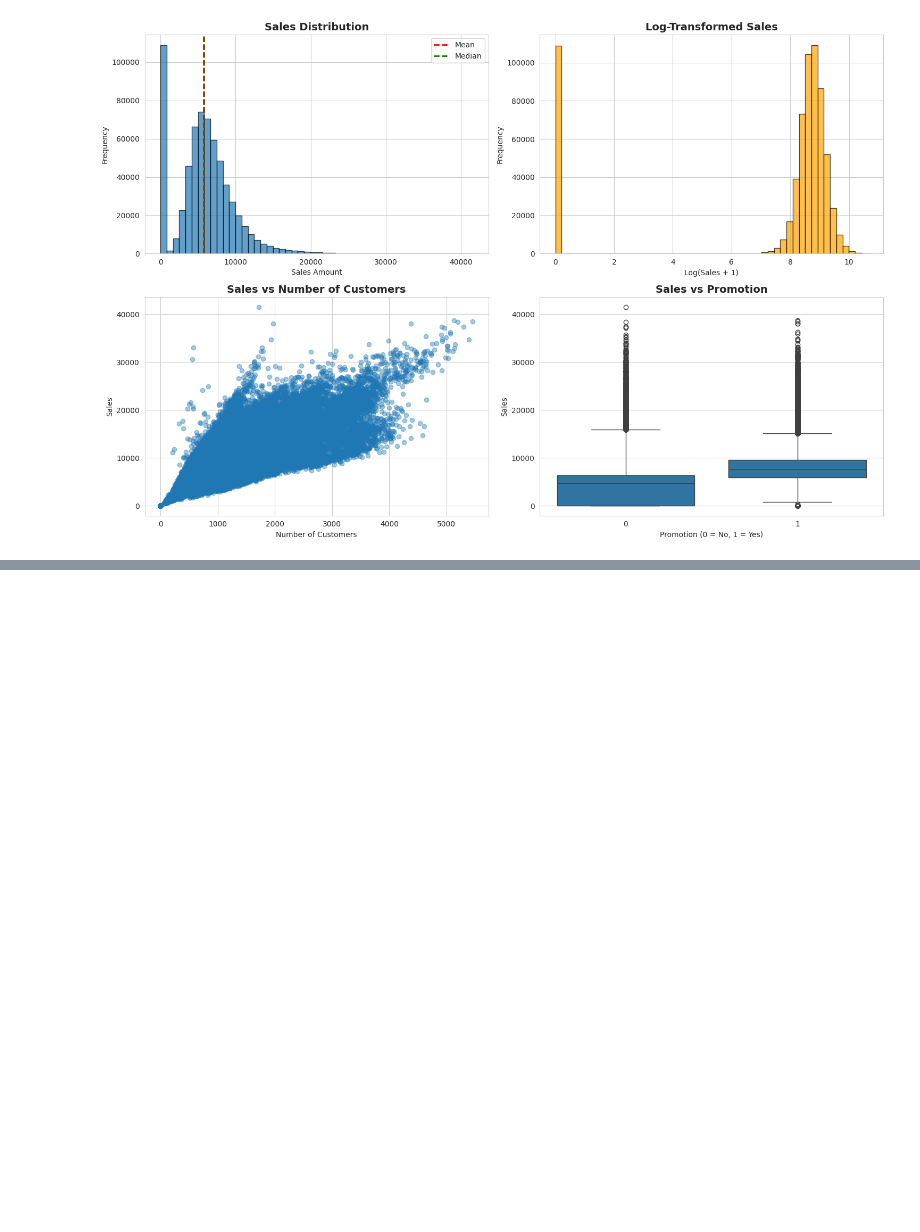
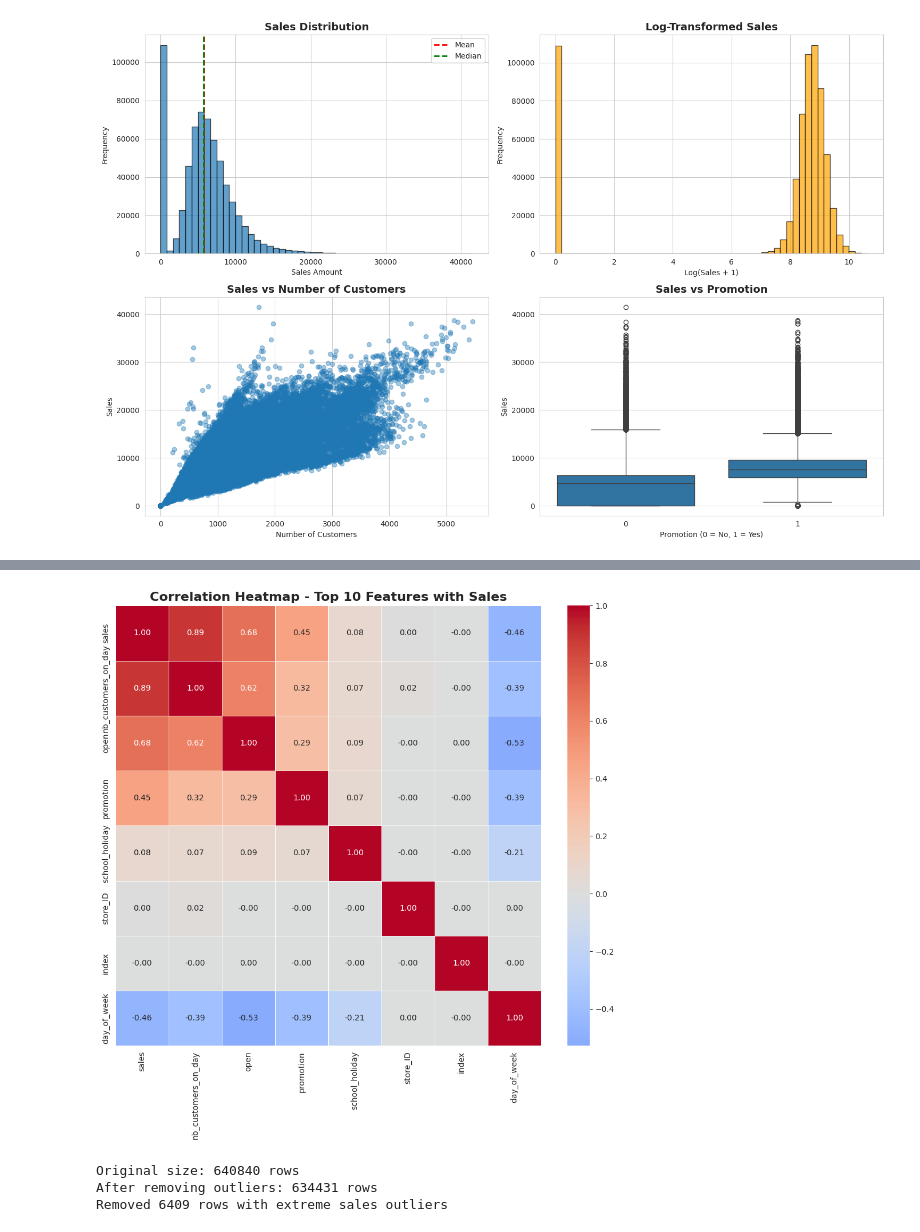
Before and after one commit to rj22rey/AI-Technology-Project-1, a Jupyter notebook: Master_Code_File.ipynb, the cells around one changed output, grey strips where cells are left out. Saved outputs shown, nothing was run; the diff lists cells and outputs as text; code cells hidden in the pictures; blank space fills up the shorter version.

```diff
--- a/Master_Code_File.ipynb
+++ b/Master_Code_File.ipynb
@@ -193,0 +226,38 @@ plt.show()
+# %%
+top_features = correlations.head(11).index # Top 10 + target variable
+
+
+plt.figure(figsize=(12, 10))
+sns.heatmap(
+numeric_df[top_features].corr(numeric_only=True),
+annot=True,
+cmap='coolwarm',
+center=0,
+fmt='.2f',
+linewidths=0.5
+)
+
+
+plt.title('Correlation Heatmap - Top 10 Features with Sales', fontsize=16, fontweight='bold')
+plt.show()
+# %% [output]
+[figure, added]
+# %%
+# Create a copy for processing
+df_clean = df.copy()
+
+
+print(f"Original size: {df_clean.shape[0]} rows")
+
+
+# Remove extreme outliers in 'sales' (values far above the 99th percentile)
+sales_threshold = df_clean['sales'].quantile(0.99)
+df_clean = df_clean[df_clean['sales'] < sales_threshold]
+
+
+print(f"After removing outliers: {df_clean.shape[0]} rows")
+print(f"Removed {df.shape[0] - df_clean.shape[0]} rows with extreme sales outliers")
+# %% [output]
+Original size: 640840 rows
+After removing outliers: 634431 rows
+Removed 6409 rows with extreme sales outliers
```
Also changed, not shown: parts of 6 cells of this notebook.
